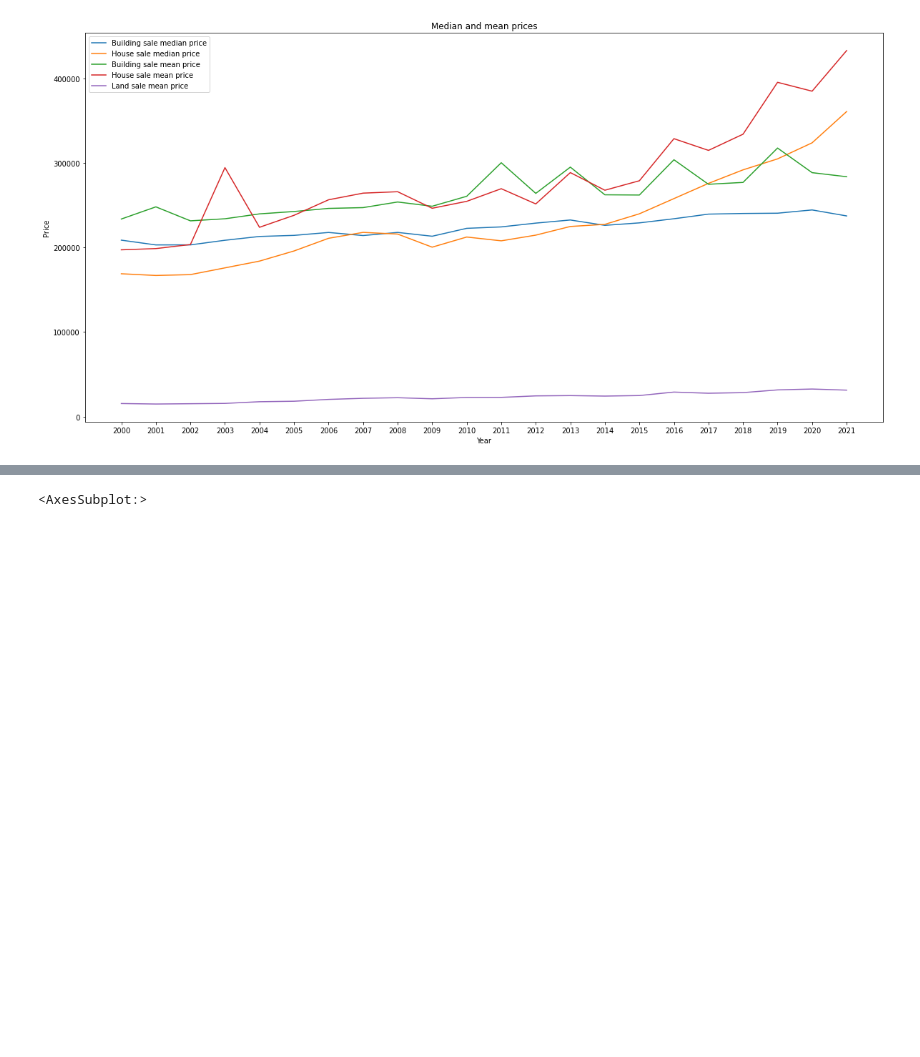
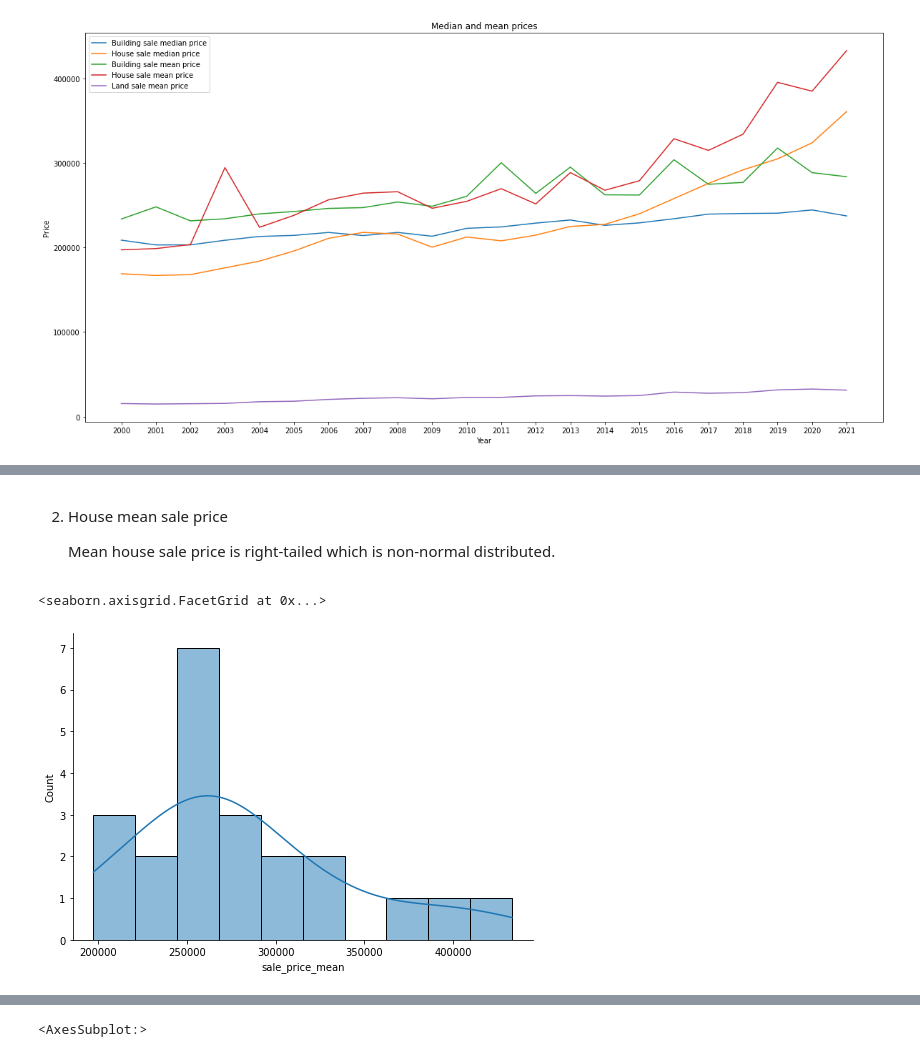
Before and after one commit to alisongh/SIADS-696-Milestone-II, a Jupyter notebook: analysis.ipynb, the cells around one changed output, grey strips where cells are left out. Drawn from its saved outputs; the diff is of its cells as text; code cells hidden in the pictures; blank space fills up the shorter version.

Commit message:
updated normal distribution test

```diff
--- a/analysis.ipynb
+++ b/analysis.ipynb
@@ -96,0 +117,9 @@ plt.show()
+# %% [markdown]
+2. House mean sale price
+
+   Mean house sale price is right-tailed which is non-normal distributed.
+# %%
+sns.displot(price_summary['sale_price_mean'], bins=10, kde=True, height=5, aspect=11.7/8.27)
+# %% [output]
+<seaborn.axisgrid.FacetGrid at 0x...>
+[figure, added]
```
Also changed, not shown: parts of 38 cells of this notebook.
